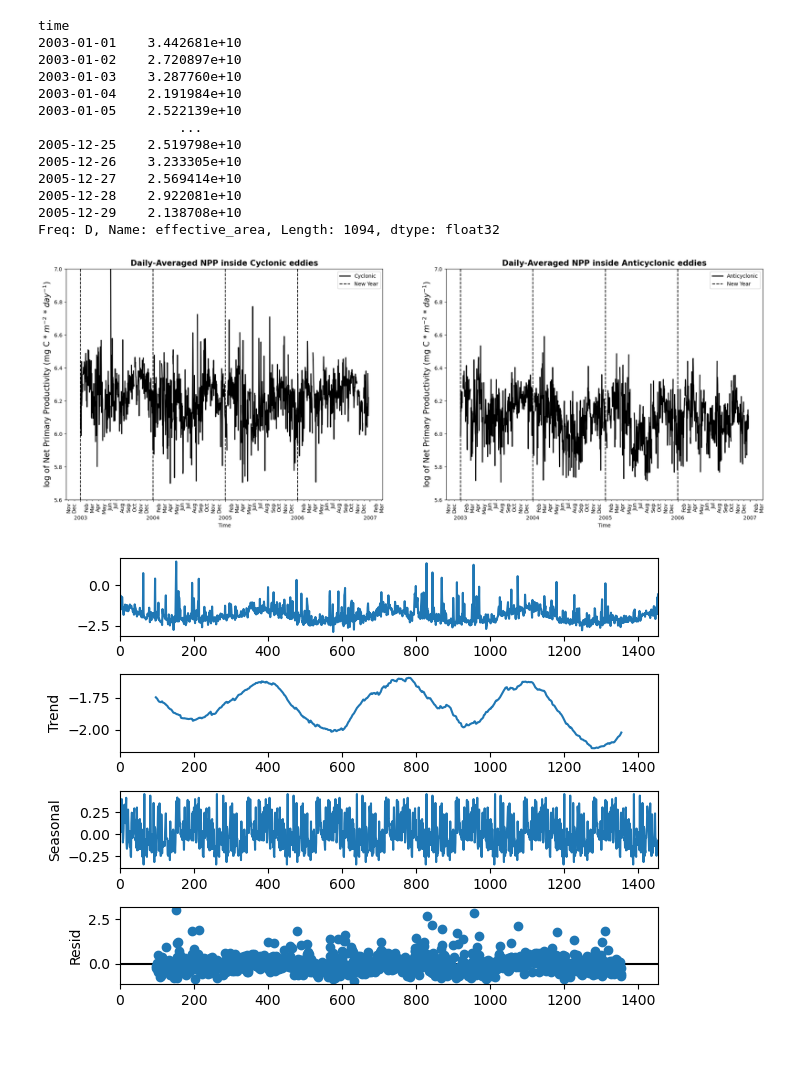
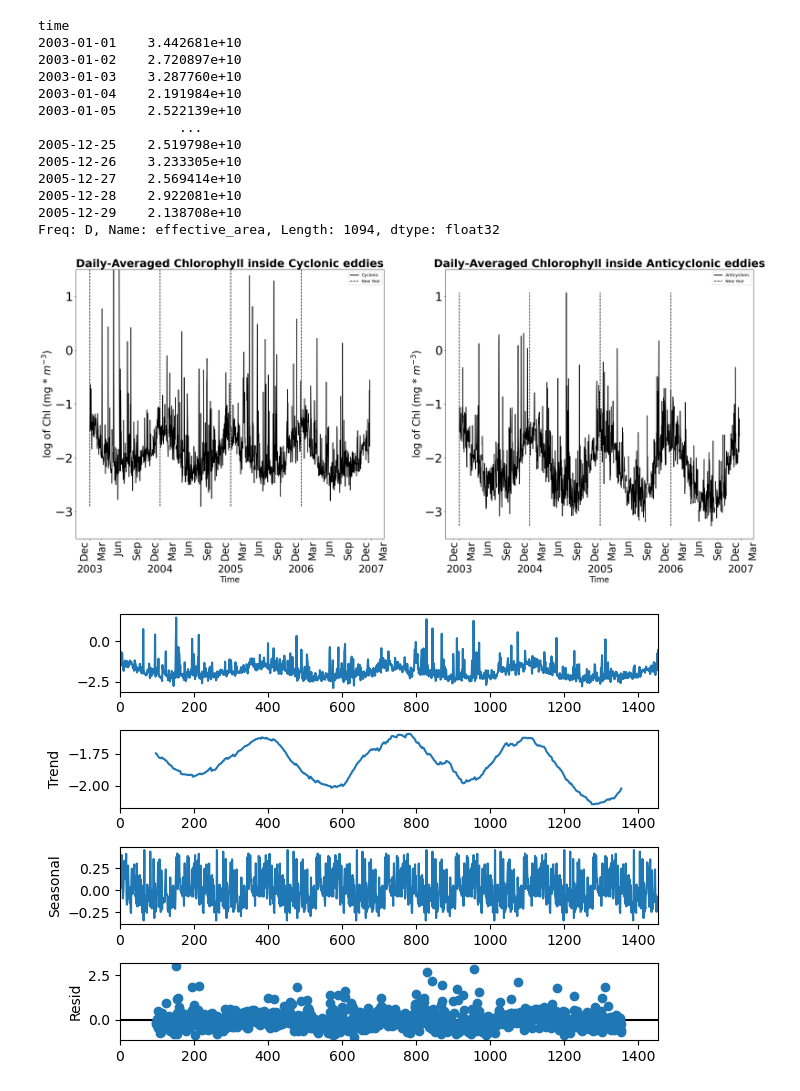
Before and after one commit to watkinson7/Graduate_Thesis_Research_Fall_2022, a Jupyter notebook: Python_Code/Mask_outside_eddy_calc_mean_time_series.ipynb, the cells around one changed output. Saved outputs shown, nothing was run; the diff lists cells and outputs as text; code cells hidden in the pictures; blank space fills up the shorter version.

Commit message:
Change axis parameters to make graph easier to see

```diff
--- a/Python_Code/Mask_outside_eddy_calc_mean_time_series.ipynb
+++ b/Python_Code/Mask_outside_eddy_calc_mean_time_series.ipynb
@@ -64,7 +64,7 @@ while n < len(sat_files):
 
     ######code for creating mask for values inside the eddy contour
     x_name_cycl, y_name_cycl = c.intern(False)# We will use the outter effective contour and not the inner speed contour
-    adt_cycl = sat_data.grid("npp")
+    adt_cycl = sat_data.grid("chlor_a")
     mask_cycl = ones(adt_cycl.shape, dtype="bool")#creates boolean array to use in masking values for cyclonic eddies
 
     ######takes the vertice points that defines the Cyclonic eddy edge and finds i,j pixels within those vertices
@@ -81,7 +81,7 @@ while n < len(sat_files):
 
     ######code for creating mask for values outside the eddy contour
     x_name_anti, y_name_anti = a.intern(False)# We will use the outter effective contour and not the inner speed contour
-    adt_anti = sat_data.grid("npp")
+    adt_anti = sat_data.grid("chlor_a")
     mask_anti = ones(adt_anti.shape, dtype="bool")#creates boolean array to use in masking values for anticyclonic eddies
 
     ######takes the vertice points that defines the eddy edge and finds i,j pixels outside of those vertices
@@ -301,21 +301,22 @@ xfmt_major=mdates.DateFormatter('\n\n%Y')
 xfmt_minor=mdates.DateFormatter('%b')
 #xfmt_major=mdates.DateFormatter('%b')
 #xfmt_minor=mdates.DateFormatter('%d')
-months=mdates.MonthLocator()
+months=mdates.MonthLocator(interval=3)
 years=mdates.YearLocator()
 #days=mdates.DayLocator(interval=15)
 #fig = plt.figure(figsize=(12, 8), dpi=80)
 #ax = fig.add_axes([.03,.03,.8,.8])
-fig, (ax1,ax2) = plt.subplots(1,2,figsize=(24,8))
+fig, (ax1,ax2) = plt.subplots(1,2,figsize=(30,12))
 #ax1.set_title('Daily-Averaged Mean Chlorophyll within GoM-tuned \nCyclonic eddies (eff contour) from satellite',loc='center',fontsize=15,fontweight='bold')
 #ax2.set_title('Daily-Averaged Mean Chlorophyll within GoM-tuned \nAnticyclonic eddies (eff contour) from satellite',loc='center',fontsize=15,fontweight='bold')
 #ax1.set_title('Daily-Averaged Mean Phytoplankton Carbon Biomass \nCyclonic eddies (eff contour) from satellite',loc='center',fontsize=15,fontweight='bold')
 #ax2.set_title('Daily-Averaged Mean Phytoplankton Carbon Biomass \nAnticyclonic eddies (eff contour) from satellite',loc='center',fontsize=15,fontweight='bold')
 #ax1.set_title('Daily-Averaged Mean Net Primary Productivity within \nCyclonic eddies (eff contour) from satellite',loc='center',fontsize=15,fontweight='bold')
 #ax2.set_title('Daily-Averaged Mean Net Primary Productivity within \nAnticyclonic eddies (eff contour) from satellite',loc='center',fontsize=15,fontweight='bold')
-ax1.set_title('Daily-Averaged NPP inside Cyclonic eddies',loc='center',fontsize=15,fontweight='bold')
-ax2.set_title('Daily-Averaged NPP inside Anticyclonic eddies',loc='center',fontsize=15,fontweight='bold')
-
+#ax1.set_title('Daily-Averaged NPP inside Cyclonic eddies',loc='center',fontsize=15,fontweight='bold')
+#ax2.set_title('Daily-Averaged NPP inside Anticyclonic eddies',loc='center',fontsize=15,fontweight='bold')
+ax1.set_title('Daily-Averaged Chlorophyll inside Cyclonic eddies',loc='center',fontsize=27,fontweight='bold')
+ax2.set_title('Daily-Averaged Chlorophyll inside Anticyclonic eddies',loc='center',fontsize=27,fontweight='bold')
 #ax1.set_ylim(-3,1)
 #ax2.set_ylim(100,700)
 #cycl_chlor_mean = np.log(cycl_chlor_mean)
@@ -337,52 +338,56 @@ ax4.plot(x,np.log(anti_eddies), label='Amplitude',color='red',lw=2)#,alpha=.5)
 '''
 #ax1.vlines(x=['2003-01-01','2004-01-01','2005-01-01','2006-01-01'],
           #ymin=np.nanmin(np.log(cycl_chlor_mean)), ymax=np.nanmax(np.log(cycl_chlor_mean)),colors='k',ls='--',label='New Year')
+ax1.vlines(x=['2003-01-01','2004-01-01','2005-01-01','2006-01-01'],
+          ymin=np.nanmin(cycl_chlor_mean), ymax=np.nanmax(cycl_chlor_mean),colors='k',ls='--',label='New Year')
 #ax1.vlines(x=['2003-01-01','2004-01-01','2005-01-01','2006-01-01'],
-          #ymin=np.nanmin(cycl_chlor_mean), ymax=np.nanmax(cycl_chlor_mean),colors='k',ls='--',label='New Year')
-ax1.vlines(x=['2003-01-01','2004-01-01','2005-01-01','2006-01-01'],
-          ymin=5.6, ymax=7,colors='k',ls='--',label='New Year')
+          #ymin=5.6, ymax=7,colors='k',ls='--',label='New Year')
+ax1.tick_params(axis='y', which='major', labelsize=30)
 ax1.xaxis.set_major_locator(years)
 ax1.xaxis.set_major_formatter(xfmt_major)
 #ax1.set_xticklabels(['Jan','Feb','Mar','Apr','May','Jun','Jul','Aug','Sep','Oct','Nov','Dec'])
 ax1.xaxis.set_minor_locator(months)
 ax1.xaxis.set_minor_formatter(xfmt_minor)
-plt.setp(ax1.xaxis.get_minorticklabels(), rotation=90)
-ax1.set_xlabel('Time')
-#ax1.set_ylabel('Chl (mg * $m^{-3}$)',fontsize=15)
-#ax1.set_ylabel('log of Chl (mg * $m^{-3}$)',fontsize=15)
+plt.setp(ax1.xaxis.get_majorticklabels(),fontsize = 25)
+plt.setp(ax1.xaxis.get_minorticklabels(), rotation=90,fontsize = 25)
+ax1.set_xlabel('Time',fontsize = 20)
+#ax1.set_ylabel('Chl (mg * $m^{-3}$)',fontsize=20)
+ax1.set_ylabel('log of Chl (mg * $m^{-3}$)',fontsize=25)
 #ax1.set_ylabel('Phyto. Cabon Biomass (mg C * $m^{-3}$)',fontsize=15)
 #ax1.set_ylabel('log of Phyto. Cabon Biomass (mg C * $m^{-3}$)',fontsize=15)
 #ax1.set_ylabel('Net Primary Productivity (mg C * $m^{-2}$ * $day^{-1}$)',fontsize=15)
-ax1.set_ylabel('log of Net Primary Productivity (mg C * $m^{-2}$ * $day^{-1}$)',fontsize=15)
+#ax1.set_ylabel('log of Net Primary Productivity (mg C * $m^{-2}$ * $day^{-1}$)',fontsize=25)
 ax1.legend(loc='best')
 
 #ax2.vlines(x=['2003-01-01','2004-01-01','2005-01-01','2006-01-01'],
           #ymin=np.nanmin(np.log(anti_chlor_mean)), ymax=np.nanmax(np.log(anti_chlor_mean)),colors='k',ls='--',label='New Year')
+ax2.vlines(x=['2003-01-01','2004-01-01','2005-01-01','2006-01-01'],
+          ymin=np.nanmin(anti_chlor_mean), ymax=np.nanmax(anti_chlor_mean),colors='k',ls='--',label='New Year')
 #ax2.vlines(x=['2003-01-01','2004-01-01','2005-01-01','2006-01-01'],
-          #ymin=np.nanmin(anti_chlor_mean), ymax=np.nanmax(anti_chlor_mean),colors='k',ls='--',label='New Year')
-ax2.vlines(x=['2003-01-01','2004-01-01','2005-01-01','2006-01-01'],
-          ymin=5.6, ymax=7,colors='k',ls='--',label='New Year')
+          #ymin=5.6, ymax=7,colors='k',ls='--',label='New Year')
+ax2.tick_params(axis='y', which='major', labelsize=30)
 ax2.xaxis.set_major_locator(years)
 ax2.xaxis.set_major_formatter(xfmt_major)
 #ax1.set_xticklabels(['Jan','Feb','Mar','Apr','May','Jun','Jul','Aug','Sep','Oct','Nov','Dec'])
 ax2.xaxis.set_minor_locator(months)
 ax2.xaxis.set_minor_formatter(xfmt_minor)
-plt.setp(ax2.xaxis.get_minorticklabels(), rotation=90)
-ax2.set_xlabel('Time')
-#ax2.set_ylabel('Chl (mg * $m^{-3}$)',fontsize=15)
-#ax2.set_ylabel('log of Chl (mg * $m^{-3}$)',fontsize=15)
+plt.setp(ax2.xaxis.get_majorticklabels(),fontsize = 25)
+plt.setp(ax2.xaxis.get_minorticklabels(), rotation=90,fontsize = 25)
+ax2.set_xlabel('Time',fontsize = 20)
+#ax2.set_ylabel('Chl (mg * $m^{-3}$)',fontsize=20)
+ax2.set_ylabel('log of Chl (mg * $m^{-3}$)',fontsize=25)
 #ax2.set_ylabel('Phyto. Cabon Biomass (mg C * $m^{-3}$)',fontsize=15)
 #ax2.set_ylabel('log of Phyto. Cabon Biomass (mg C * $m^{-3}$)',fontsize=15)
 #ax2.set_ylabel('Net Primary Productivity (mg C * $m^{-2}$ * $day^{-1}$)',fontsize=15)
-ax2.set_ylabel('log of Net Primary Productivity (mg C * $m^{-2}$ * $day^{-1}$)',fontsize=15)
+#ax2.set_ylabel('log of Net Primary Productivity (mg C * $m^{-2}$ * $day^{-1}$)',fontsize=15)
 ax2.legend(loc='best')
-ax1.set_ylim(5.6,7)
-ax2.set_ylim(5.6,7)
+ax1.set_ylim(-3.5,1.5)
+ax2.set_ylim(-3.5,1.5)
 #ax3.set_ylabel('Amplitude (meters)',fontsize=15)
 #ax4.set_ylabel('Amplitude (meters)',fontsize=15)
 plt.show()
 # %% [output]
-[figure, old version]
+[figure, new version]
 # %%
 from statsmodels.tsa.seasonal import seasonal_decompose
 
```
